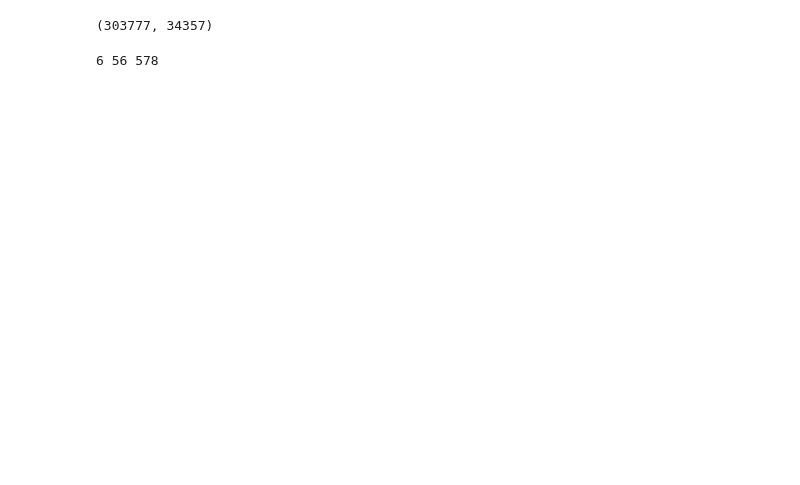
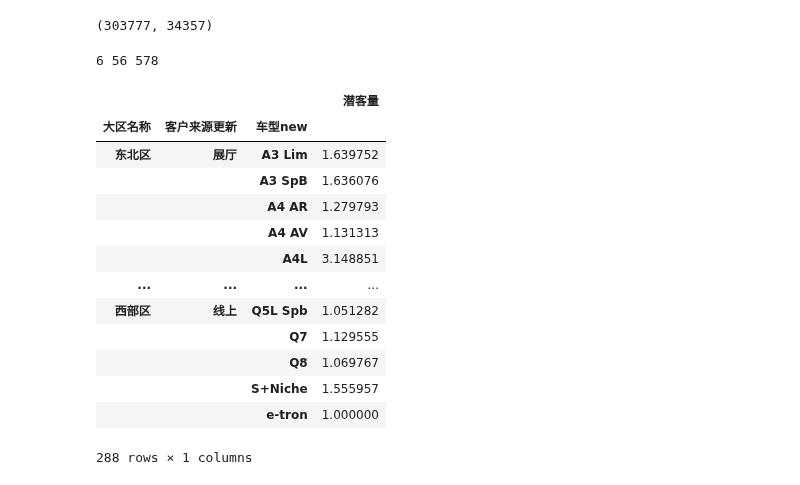
Before and after one commit to orinbai/notebook, a Jupyter notebook: missval.regroup.ipynb, the cells around one changed output. Saved outputs shown, nothing was run; the diff lists cells and outputs as text; code cells hidden in the pictures; blank space fills up the shorter version.

```diff
--- a/missval.regroup.ipynb
+++ b/missval.regroup.ipynb
@@ -193,3 +195,20 @@ print(len(area1LIST), len(area2LIST), len(dealerLIST))#, len(cityLIST)
 6 56 578
 # %%
 monthDays = len(databook['日期'].unique())
+# %%
+dataAvailable.groupby(by=['大区名称', '客户来源更新', '车型new']).mean()
+# %% [output]
+|  |  |  | 潜客量 |
+| 大区名称 | 客户来源更新 | 车型new |  |
+| 东北区 | 展厅 | A3 Lim | 1.639752 |
+|  |  | A3 SpB | 1.636076 |
+|  |  | A4 AR | 1.279793 |
+|  |  | A4 AV | 1.131313 |
+|  |  | A4L | 3.148851 |
+| ... | ... | ... | ... |
+| 西部区 | 线上 | Q5L Spb | 1.051282 |
+|  |  | Q7 | 1.129555 |
+|  |  | Q8 | 1.069767 |
+|  |  | S+Niche | 1.555957 |
+|  |  | e-tron | 1.000000 |
+288 rows × 1 columns
```
Also changed, not shown: parts of 15 cells of this notebook, 3 other files.
